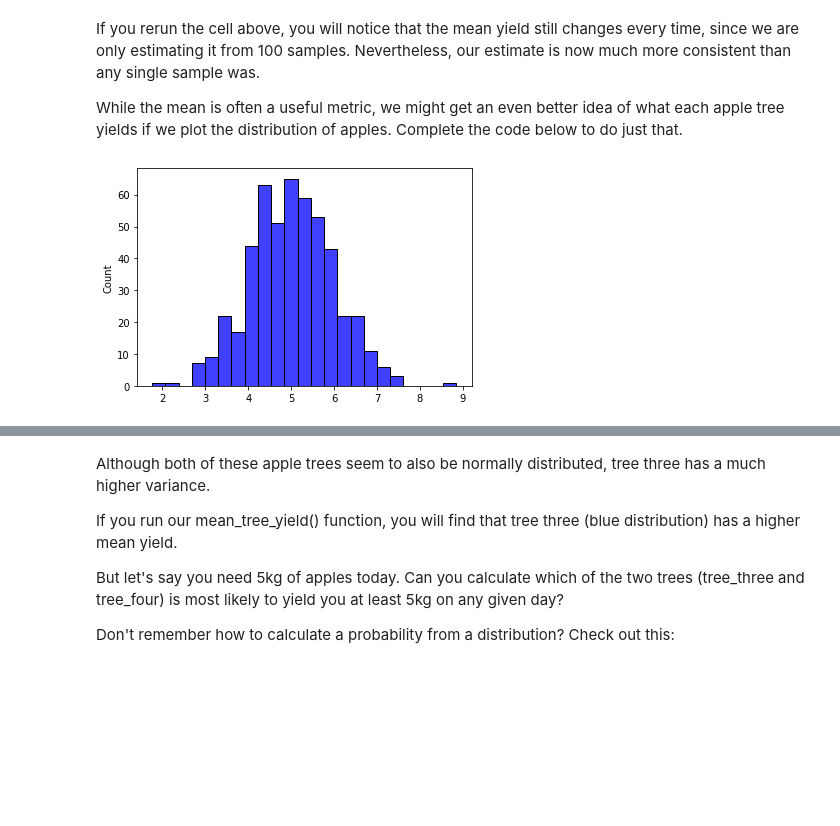
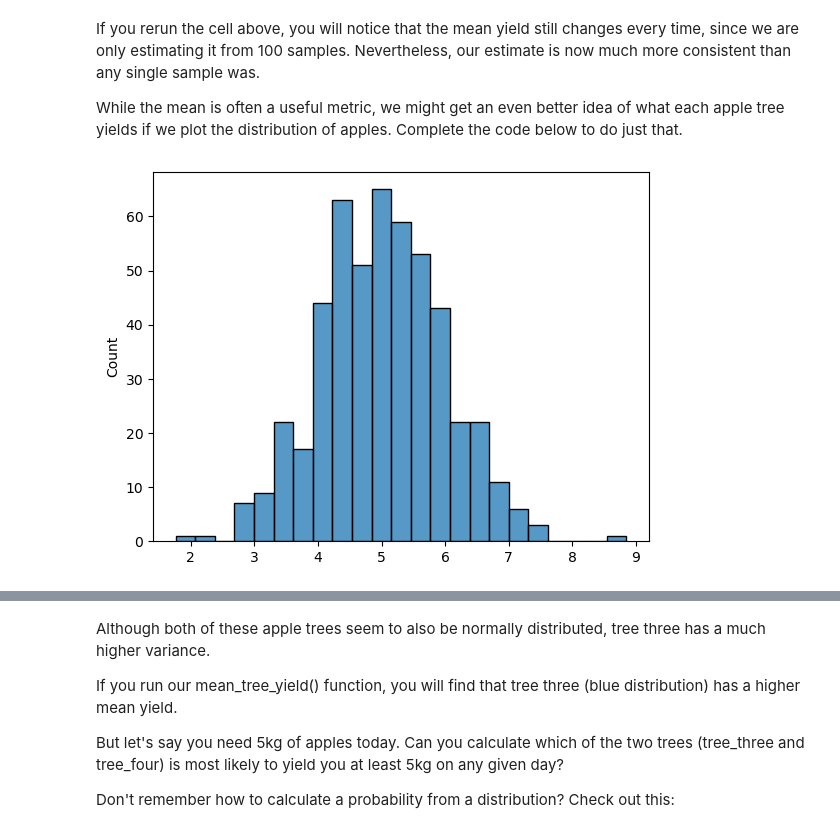
Before and after one commit to rosamuilu/-computational-thinking-week-individual_14387360, a Jupyter notebook: challenge_foraging/challenge_foraging_robot.ipynb, the cells around one changed output, grey strips where cells are left out. Cells and saved outputs as stored; diff of their text form; code cells hidden in the pictures; blank space fills up the shorter version.

```diff
--- a/challenge_foraging/challenge_foraging_robot.ipynb
+++ b/challenge_foraging/challenge_foraging_robot.ipynb
@@ -105,25 +105,25 @@ While the mean is often a useful metric, we might get an even better idea of wha
 # %%
 def plot_distribution(samples, color='blue') -> None:
     """ Plots the distribution of collected samples.
 
     Args:
         samples: A list of samples from a distribution.
         color: Name of the color in which to draw the distribution
     """
 
     # Hint: Use the histplot function of seaborn (imported as sns)
-    ...
+    sns.histplot(samples)
     return None
 
 
 
 # Set random seed so output matches the expected output
 np.random.seed(42)
 # Collect from a tree 500 times
 samples = [forageBot.forage(tree_two) for i in range(500)]
 plot_distribution(samples)
 # %% [output]
-[figure, old version]
+[figure, new version]
 # %% [markdown]
 You should generate this image:
 
```
Also changed, not shown: parts of 5 cells of this notebook.
